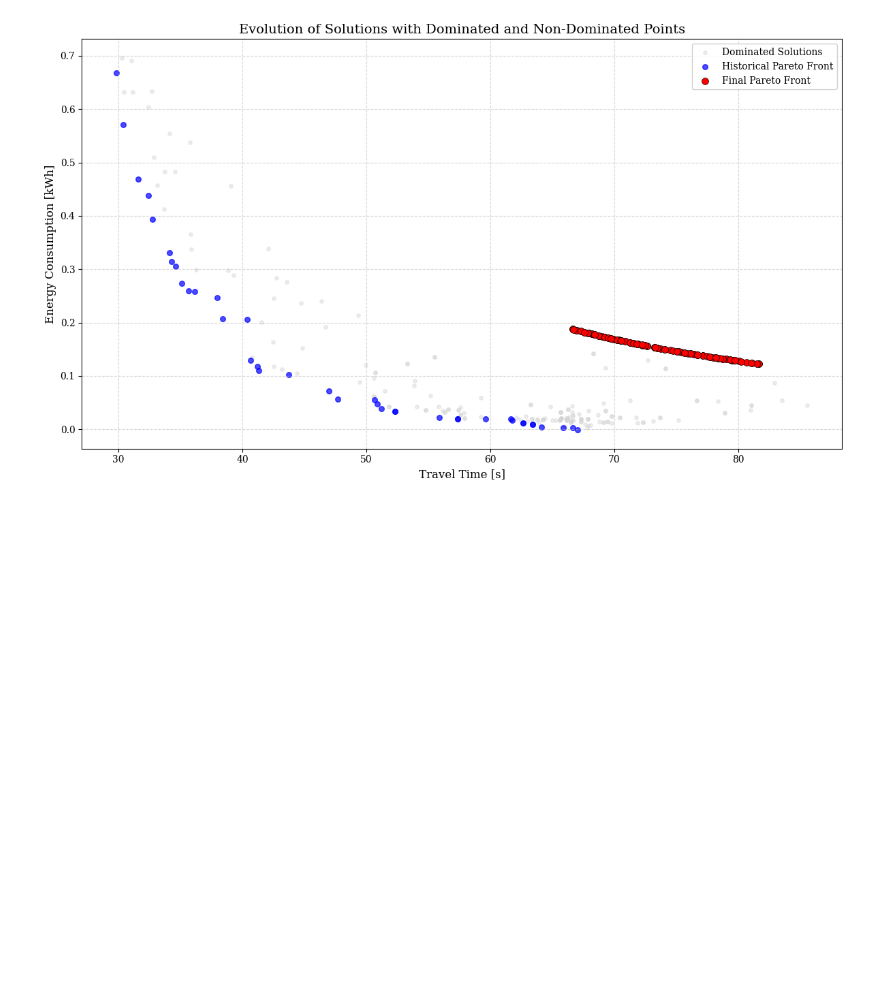
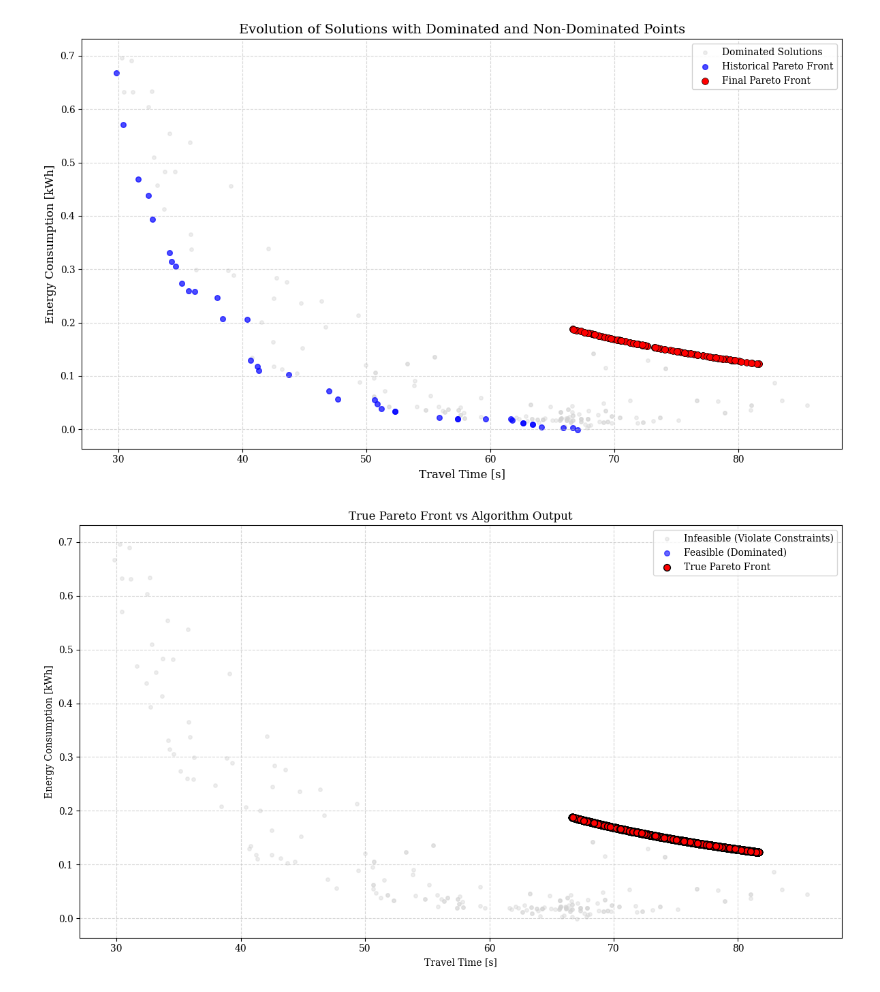
Before and after one commit to Nicola-Ibrahim/Tracing-Objectives-Backwards, a Jupyter notebook: main.ipynb, the cells around one changed output. Drawn from its saved outputs; the diff is of its cells as text; code cells hidden in the pictures; blank space fills up the shorter version.

```diff
--- a/main.ipynb
+++ b/main.ipynb
@@ -265,3 +265,47 @@ plt.tight_layout()
 plt.show()
 # %% [output]
 [figure]
+# %%
+# Collect ALL solutions and constraints
+all_F, all_G = [], []
+for algo in result.history:
+    all_F.extend([ind.F for ind in algo.pop])
+    all_G.extend([ind.G for ind in algo.pop])
+all_F, all_G = np.array(all_F), np.array(all_G)
+
+# Separate feasible and infeasible
+feasible_mask = np.all(all_G <= 0, axis=1)
+F_feasible = all_F[feasible_mask]
+F_infeasible = all_F[~feasible_mask]
+
+# Compute true Pareto front (feasible only)
+nds = NonDominatedSorting()
+pareto_mask = np.zeros(len(F_feasible), dtype=bool)
+pareto_mask[nds.do(F_feasible, only_non_dominated_front=True)] = True
+
+plt.figure(figsize=(12, 7))
+
+# Plot infeasible solutions (gray)
+plt.scatter(F_infeasible[:,0], F_infeasible[:,1],
+            c='lightgray', s=15, alpha=0.4,
+            label="Infeasible (Violate Constraints)")
+
+# Plot feasible non-Pareto (blue)
+plt.scatter(F_feasible[~pareto_mask, 0], F_feasible[~pareto_mask, 1],
+            c='blue', s=30, alpha=0.6,
+            label="Feasible (Dominated)")
+
+# Plot true Pareto front (red)
+plt.scatter(F_feasible[pareto_mask, 0], F_feasible[pareto_mask, 1],
+            c='red', s=50, edgecolor='black', lw=1,
+            label="True Pareto Front")
+
+plt.xlabel("Travel Time [s]")
+plt.ylabel("Energy Consumption [kWh]")
+plt.title("True Pareto Front vs Algorithm Output")
+plt.legend(loc='upper right')
+plt.grid(True, linestyle='--', alpha=0.5)
+plt.tight_layout()
+plt.show()
+# %% [output]
+[figure, added]
```
